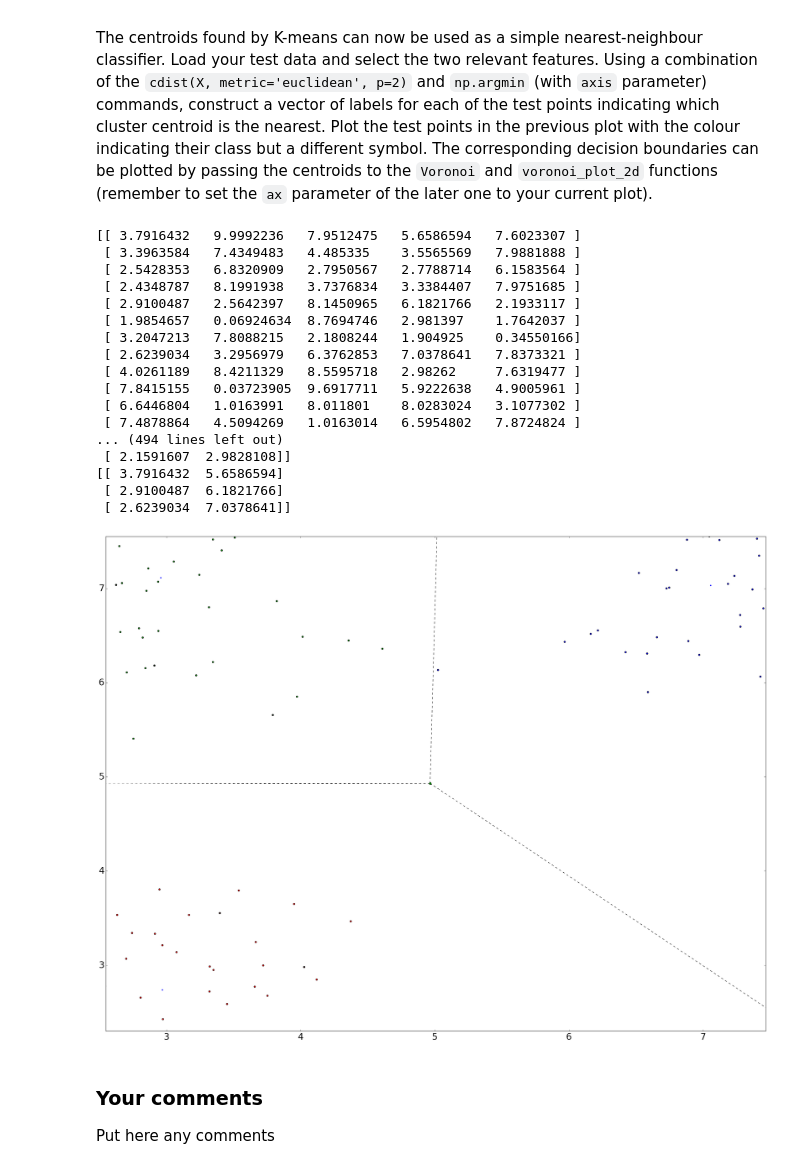
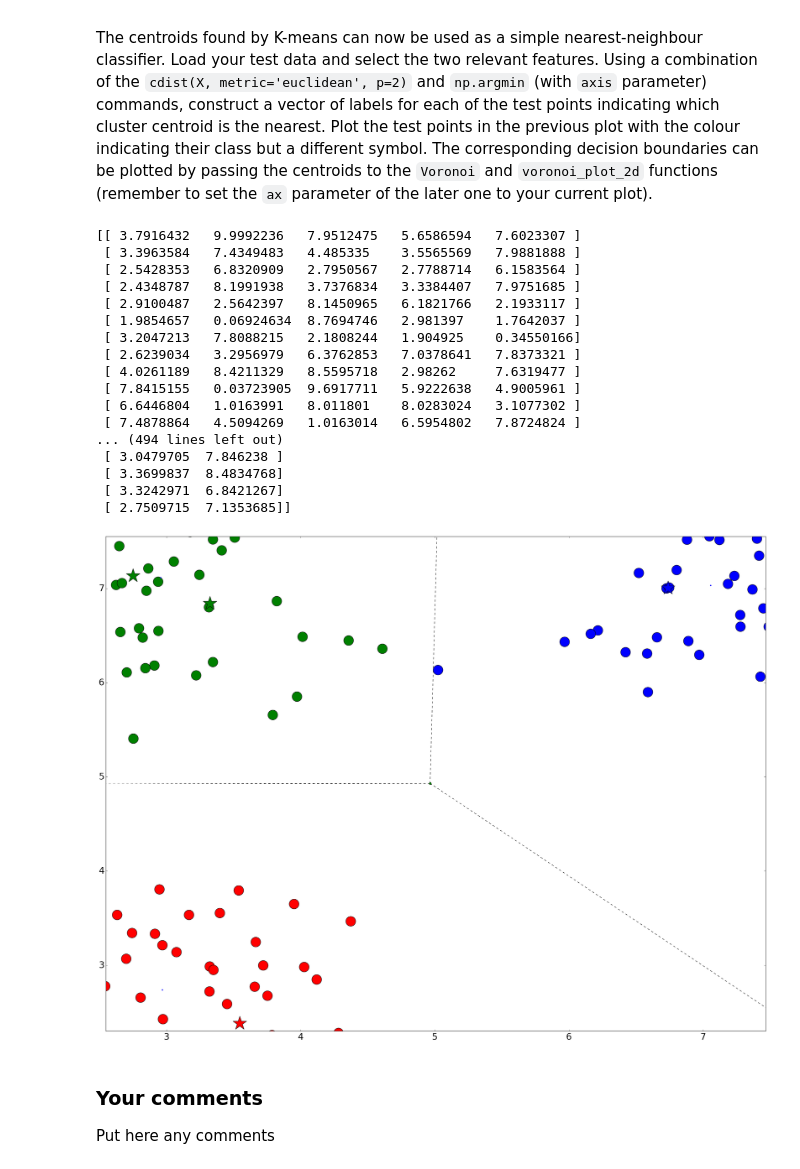
Before and after one commit to JoshVanL/SPS_LabWork, a Jupyter notebook: CW1/cw1.ipynb, the cells around one changed output. Drawn from its saved outputs; the diff is of its cells as text; code cells hidden in the pictures.

```diff
--- a/CW1/cw1.ipynb
+++ b/CW1/cw1.ipynb
@@ -84,12 +185,7 @@ Put here any comments
 The centroids found by K-means can now be used as a simple nearest-neighbour classifier. Load your test data and select the two relevant features. Using a combination of the `cdist(X, metric='euclidean', p=2)` and `np.argmin` (with `axis` parameter) commands, construct a vector of labels for each of the test points indicating which cluster centroid is the nearest. Plot the test points in the previous plot with the colour indicating their class but a different symbol. The corresponding decision boundaries can be plotted by passing the centroids to the `Voronoi` and `voronoi_plot_2d` functions (remember to set the `ax` parameter of the later one to your current plot).
 # %%
 # put your code here
-import numpy as np
-from sklearn.cluster import KMeans
-from scipy.spatial.distance import cdist
-from scipy.spatial import Voronoi, voronoi_plot_2d
-from scipy import stats
-import matplotlib.pyplot as plt
+
 
 
 import matplotlib.pylab as pylab
@@ -163,9 +259,9 @@ print(X3)
 
 fig = plt.figure()
 ax = fig.add_subplot( 111 )
-ax.scatter(X1[:,0], X1[:,1], c='b')
-ax.scatter(X2[:,0], X2[:,1], c='r')
-ax.scatter(X3[:,0], X3[:,1], c='g')
+ax.scatter(X1[:,0], X1[:,1], c='b', s=700)
+ax.scatter(X2[:,0], X2[:,1], c='r', s=700)
+ax.scatter(X3[:,0], X3[:,1], c='g', s=700)
 #plt.show()
 
 
@@ -174,7 +270,7 @@ print(testData.shape)
 T = np.full((15, 2), 0.)
 
 for i in range(0,15):
-    T[i] = np.array([data[i][0], data[i][3]])
+    T[i] = np.array([testData[i][0], testData[i][3]])
 
 vec = cdist(T,fittedCenters, 'euclidean', p=2)
 
@@ -194,41 +290,41 @@ for i in range(0,15):
         P1 = np.vstack((P1, T[i]))
     elif (v == 1):
         P2 = np.vstack((P2, T[i]))
     else :
         P3 = np.vstack((P3, T[i]))
 
 print(P1)
 print(P2)
 print(P3)
 
 #fig = plt.figure()
 #ax = fig.add_subplot( 111 )
-ax.scatter(P1[:,0], P1[:,1], c='b', marker="*")
-ax.scatter(P2[:,0], P2[:,1], c='r', marker="*")
-ax.scatter(P3[:,0], P3[:,1], c='g', marker="*")
+ax.scatter(P1[:,0], P1[:,1], c='b', marker="*", s=1500)
+ax.scatter(P2[:,0], P2[:,1], c='r', marker="*", s=1500)
+ax.scatter(P3[:,0], P3[:,1], c='g', marker="*", s=1500)
 vor1 = Voronoi(fittedCenters)
 voronoi_plot_2d(vor1, ax)
 plt.show()
 clusters = np.array([X1, X2, X3])
 # %% [output]
 [[ 3.7916432   9.9992236   7.9512475   5.6586594   7.6023307 ]
  [ 3.3963584   7.4349483   4.485335    3.5565569   7.9881888 ]
  [ 2.5428353   6.8320909   2.7950567   2.7788714   6.1583564 ]
  [ 2.4348787   8.1991938   3.7376834   3.3384407   7.9751685 ]
  [ 2.9100487   2.5642397   8.1450965   6.1821766   2.1933117 ]
  [ 1.9854657   0.06924634  8.7694746   2.981397    1.7642037 ]
  [ 3.2047213   7.8088215   2.1808244   1.904925    0.34550166]
  [ 2.6239034   3.2956979   6.3762853   7.0378641   7.8373321 ]
  [ 4.0261189   8.4211329   8.5595718   2.98262     7.6319477 ]
  [ 7.8415155   0.03723905  9.6917711   5.9222638   4.9005961 ]
  [ 6.6446804   1.0163991   8.011801    8.0283024   3.1077302 ]
  [ 7.4878864   4.5094269   1.0163014   6.5954802   7.8724824 ]
 ... (494 lines left out)
- [ 2.1591607  2.9828108]]
-[[ 3.7916432  5.6586594]
- [ 2.9100487  6.1821766]
- [ 2.6239034  7.0378641]]
+ [ 3.0479705  7.846238 ]
+ [ 3.3699837  8.4834768]
+ [ 3.3242971  6.8421267]
+ [ 2.7509715  7.1353685]]
-[figure, old version]
+[figure, new version]
 # %% [markdown]
 ### Your comments ###
 
```
Also changed, not shown: parts of 10 cells of this notebook, 12 other files.
